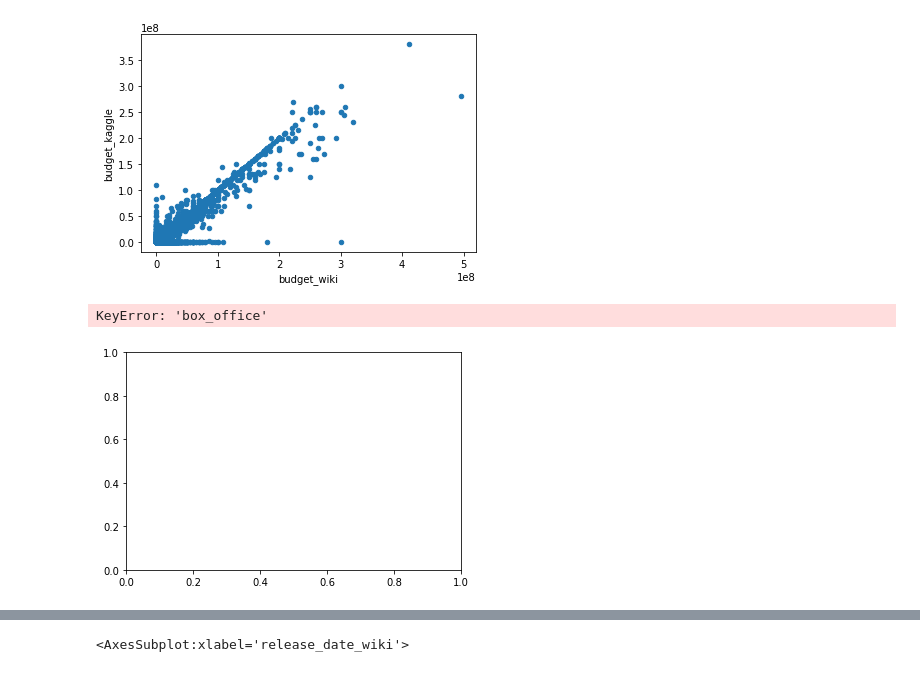
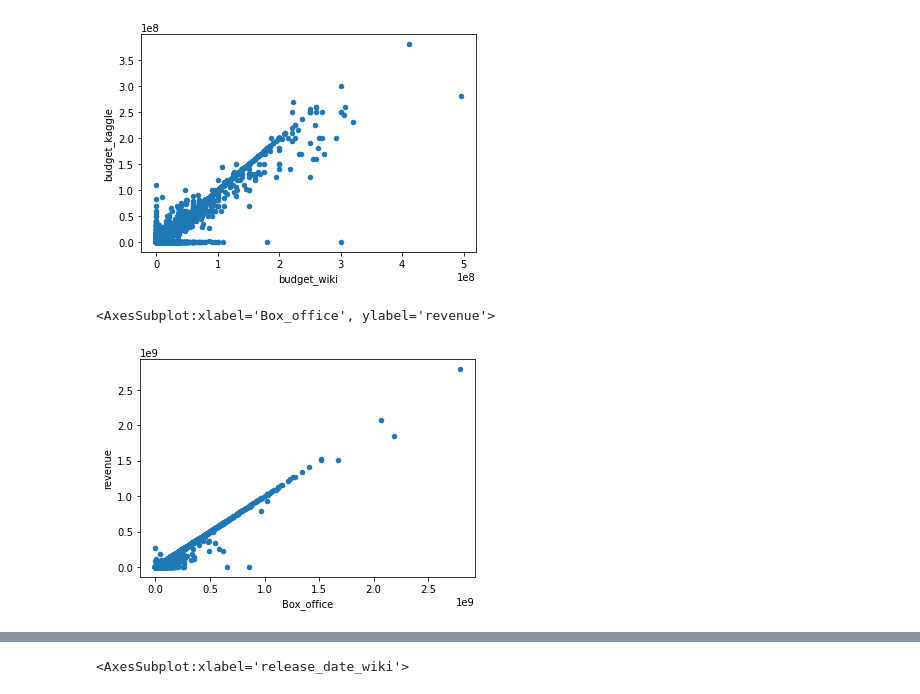
Before and after one commit to dianahcortez/ETL_Movies, a Jupyter notebook: Transform.ipynb, the cells around one changed output, grey strips where cells are left out. Saved outputs shown, nothing was run; the diff lists cells and outputs as text; code cells hidden in the pictures.

```diff
--- a/Transform.ipynb
+++ b/Transform.ipynb
@@ -440,8 +440,8 @@ budget = budget.map(lambda x: ' '.join(x) if type(x) == list else x)
 #budget = budget.str.replace(r'\[\d+\]\s*', '')
 #budget[~matches_form_one & ~matches_form_two]
 # %%
-budget = budget.str.replace(r'\$.*[-—–](?![a-z])', '$', regex=True)
-budget[~matches_form_one & ~matches_form_two]
+#budget = budget.str.replace(r'\$.*[-—–](?![a-z])', '$', regex=True)
+#budget[~matches_form_one & ~matches_form_two]
 # %% [output]
 IndexingError: Unalignable boolean Series provided as indexer (index of the boolean Series and of the indexed object do not match).
 # %%
@@ -815,8 +815,8 @@ movies_df.fillna(0).plot(x='budget_wiki',y='budget_kaggle', kind='scatter')
 <AxesSubplot:xlabel='budget_wiki', ylabel='budget_kaggle'>
 [figure]
 # %%
-movies_df.fillna(0).plot(x='box_office', y='revenue', kind='scatter')
+movies_df.fillna(0).plot(x='Box_office', y='revenue', kind='scatter')
 # %% [output]
-KeyError: 'box_office'
+<AxesSubplot:xlabel='Box_office', ylabel='revenue'>
-[figure, old version]
+[figure, new version]
 # %%
```
Also changed, not shown: parts of 5 cells of this notebook.
